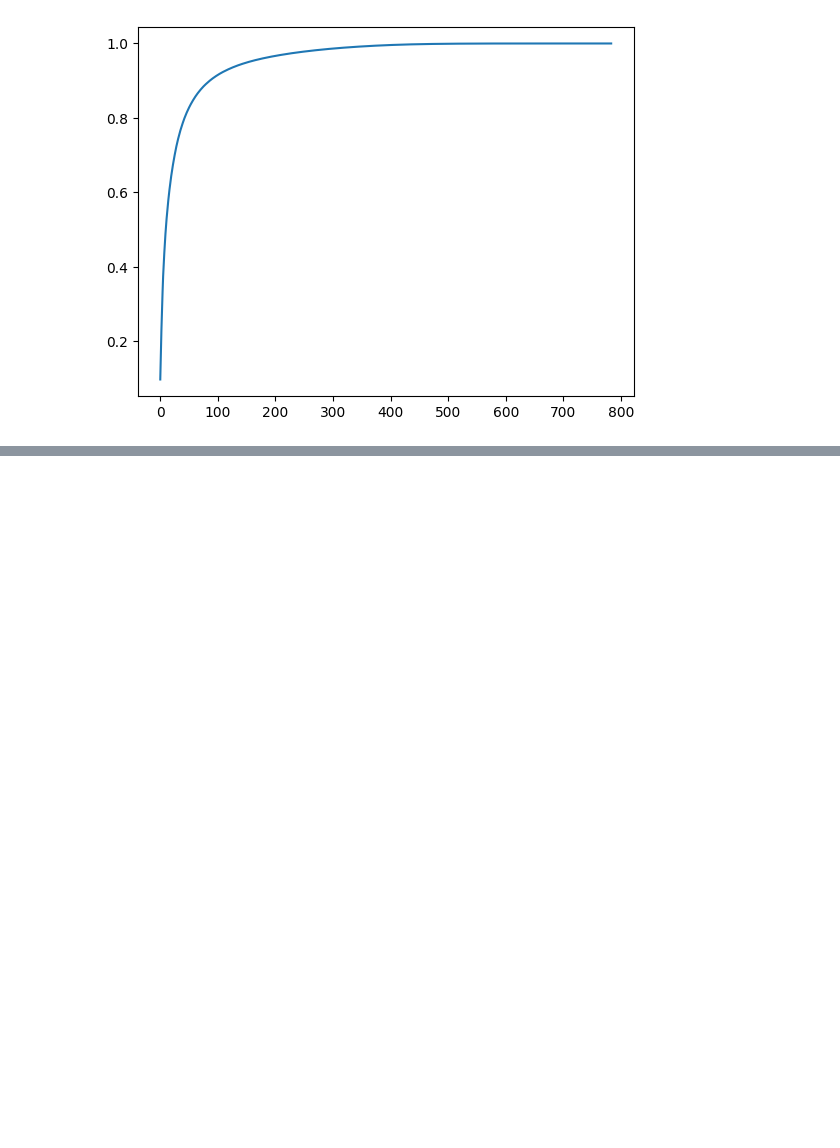
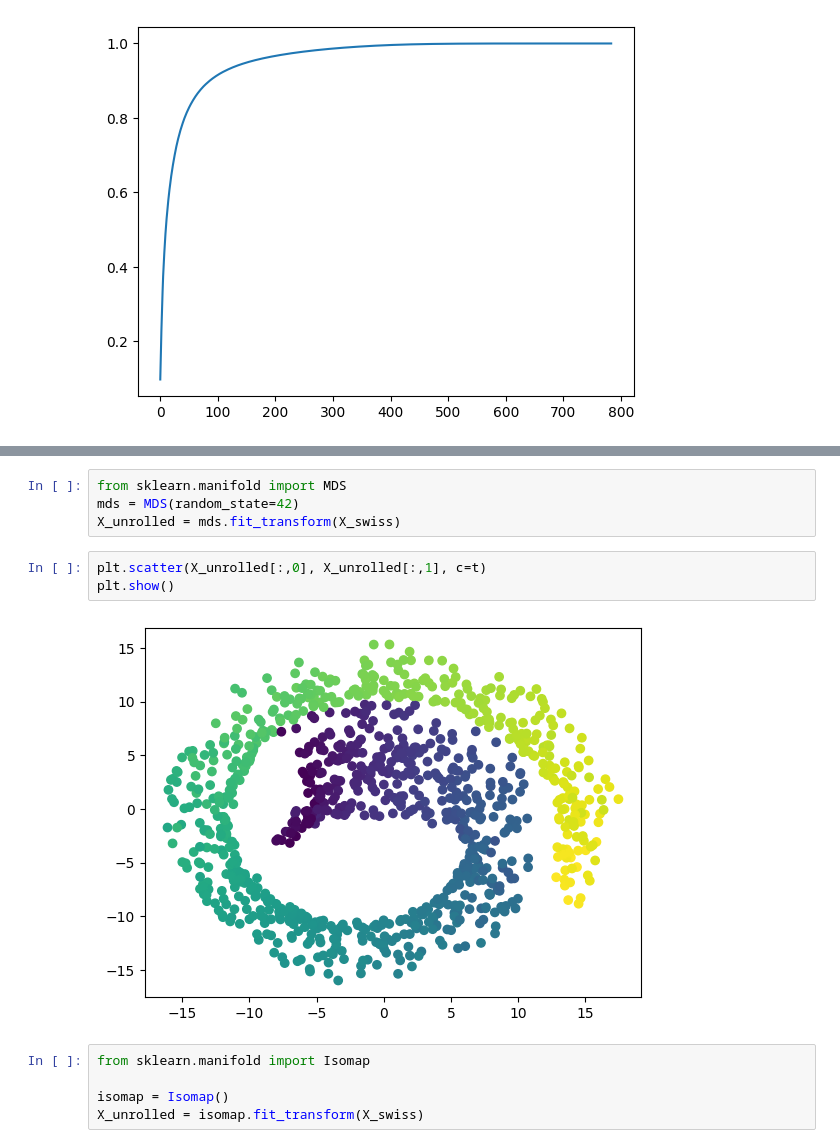
Before and after one commit to pppfkp/homl, a Jupyter notebook: homl/ch07_dimensionality.ipynb, the cells around one changed output, grey strips where cells are left out. Drawn from its saved outputs; the diff is of its cells as text; blank space fills up the shorter version.

```diff
--- a/homl/ch07_dimensionality.ipynb
+++ b/homl/ch07_dimensionality.ipynb
@@ -113,0 +238,14 @@ plt.plot(cumsum)
+# %%
+from sklearn.manifold import MDS
+mds = MDS(random_state=42)
+X_unrolled = mds.fit_transform(X_swiss)
+# %%
+plt.scatter(X_unrolled[:,0], X_unrolled[:,1], c=t)
+plt.show()
+# %% [output]
+[figure, added]
+# %%
+from sklearn.manifold import Isomap
+
+isomap = Isomap()
+X_unrolled = isomap.fit_transform(X_swiss)
```
Also changed, not shown: parts of 20 cells of this notebook, 1 other file.
